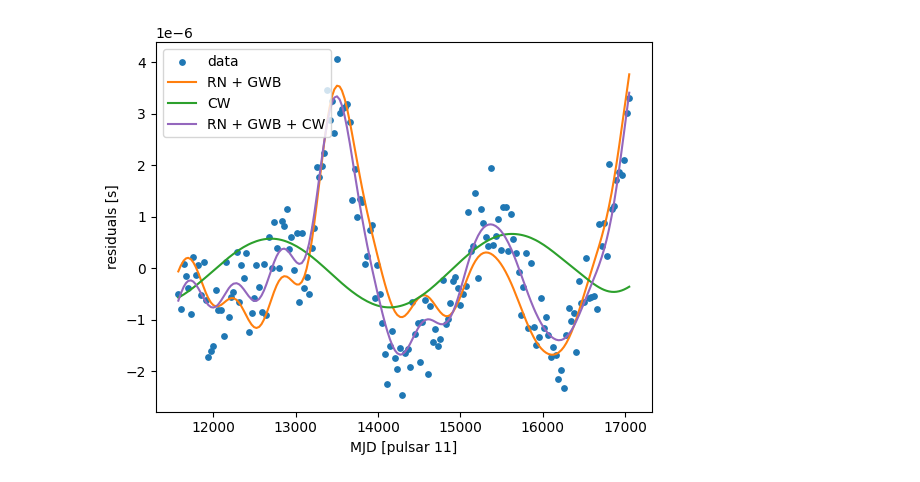
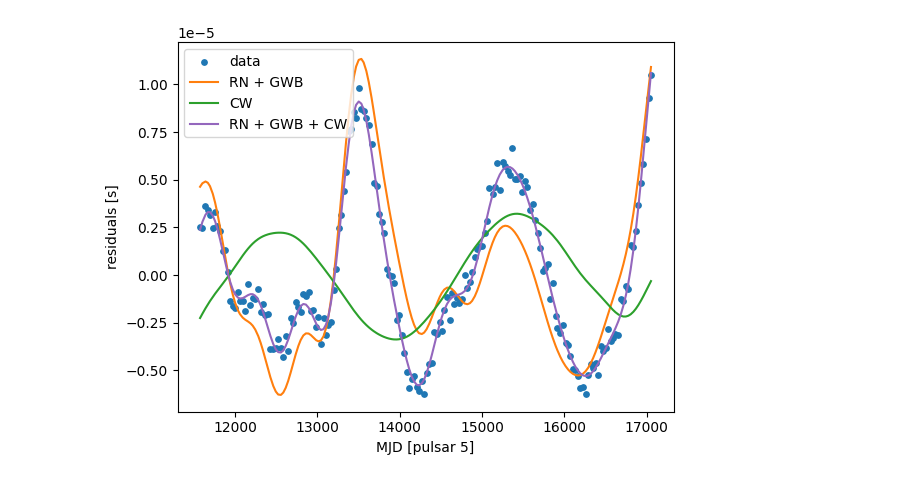
Before and after one commit to aiden-g12321/PTA_joint, a Jupyter notebook: test.ipynb, the cells around one changed output. Drawn from its saved outputs; the diff is of its cells as text; code cells hidden in the pictures.

```diff
--- a/test.ipynb
+++ b/test.ipynb
@@ -13,18 +26,18 @@ config.update('jax_enable_x64', True)
 # %%
 # plot data and injected signals
-psr_ndx = 10
+psr_ndx = 4
 plt.scatter(m.MJDs[psr_ndx], m.Rs[psr_ndx] @ residuals[psr_ndx], color='C0', s=15, label='data')
 if m.model_gwb or m.model_rn:
     rn_gwb_residuals_inj = m.Rs[psr_ndx] @ m.Fs[psr_ndx] @ m.a_inj.reshape((m.Np, m.Na))[psr_ndx]
     plt.plot(m.MJDs[psr_ndx], rn_gwb_residuals_inj, color='C1', label='RN + GWB')
 if m.model_cw:
     cw_residuals_inj = m.Rs[psr_ndx] @ m.Fs[psr_ndx] @ m.get_CW_coefficients(m.x_inj[m.cw_psr_ndxs])[psr_ndx]
     plt.plot(m.MJDs[psr_ndx], cw_residuals_inj, color='C2', label='CW')
 if (m.model_gwb or m.model_rn) and m.model_cw:
     plt.plot(m.MJDs[psr_ndx], rn_gwb_residuals_inj + cw_residuals_inj, color='C4', label='RN + GWB + CW')
 plt.xlabel(f'MJD [pulsar {psr_ndx + 1}]')
 plt.ylabel('residuals [s]')
 plt.legend()
 plt.show()
 # %% [output]
-[figure, old version]
+[figure, new version]
```
Also changed, not shown: parts of 12 cells of this notebook, 2 other files.
